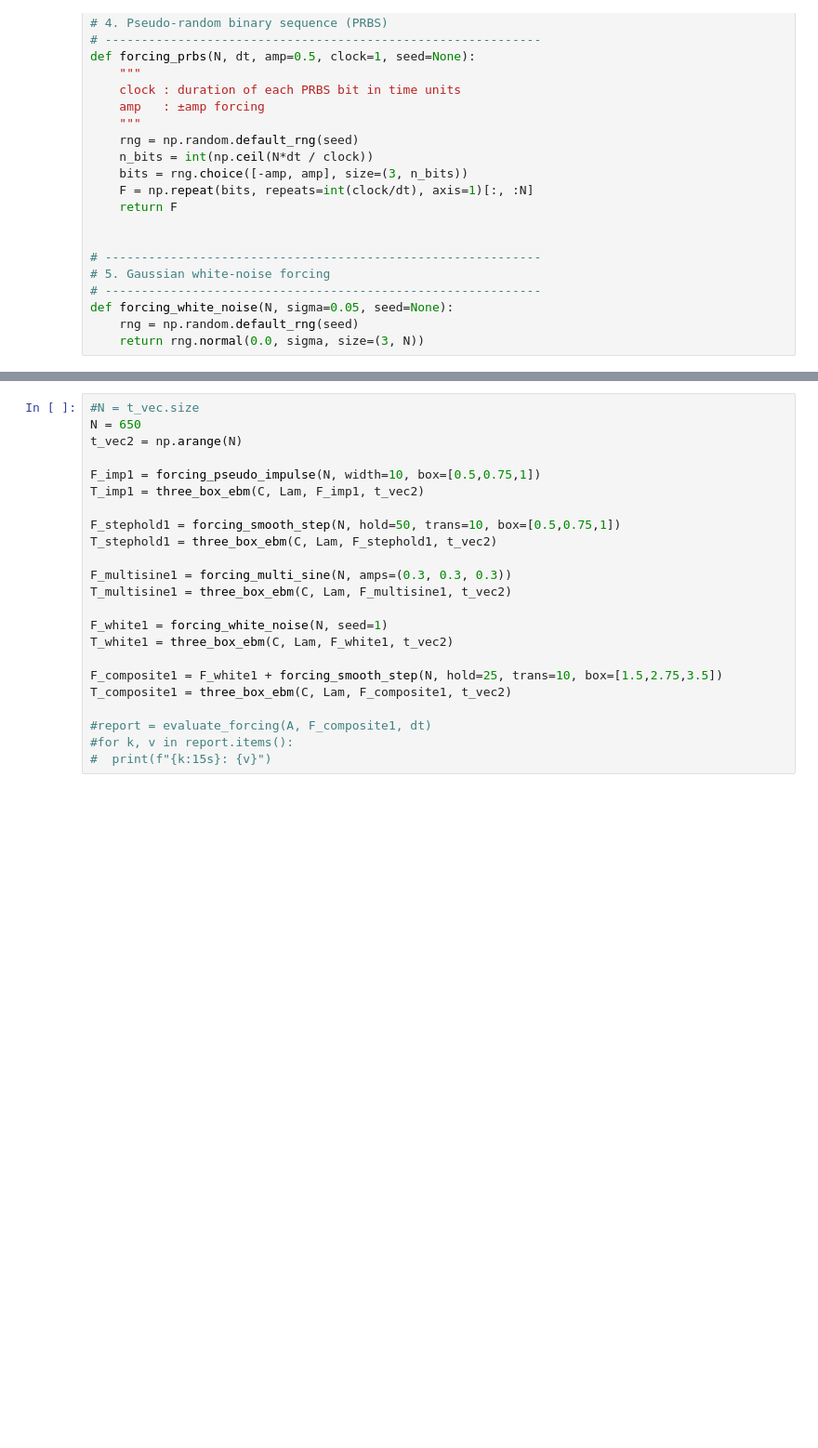
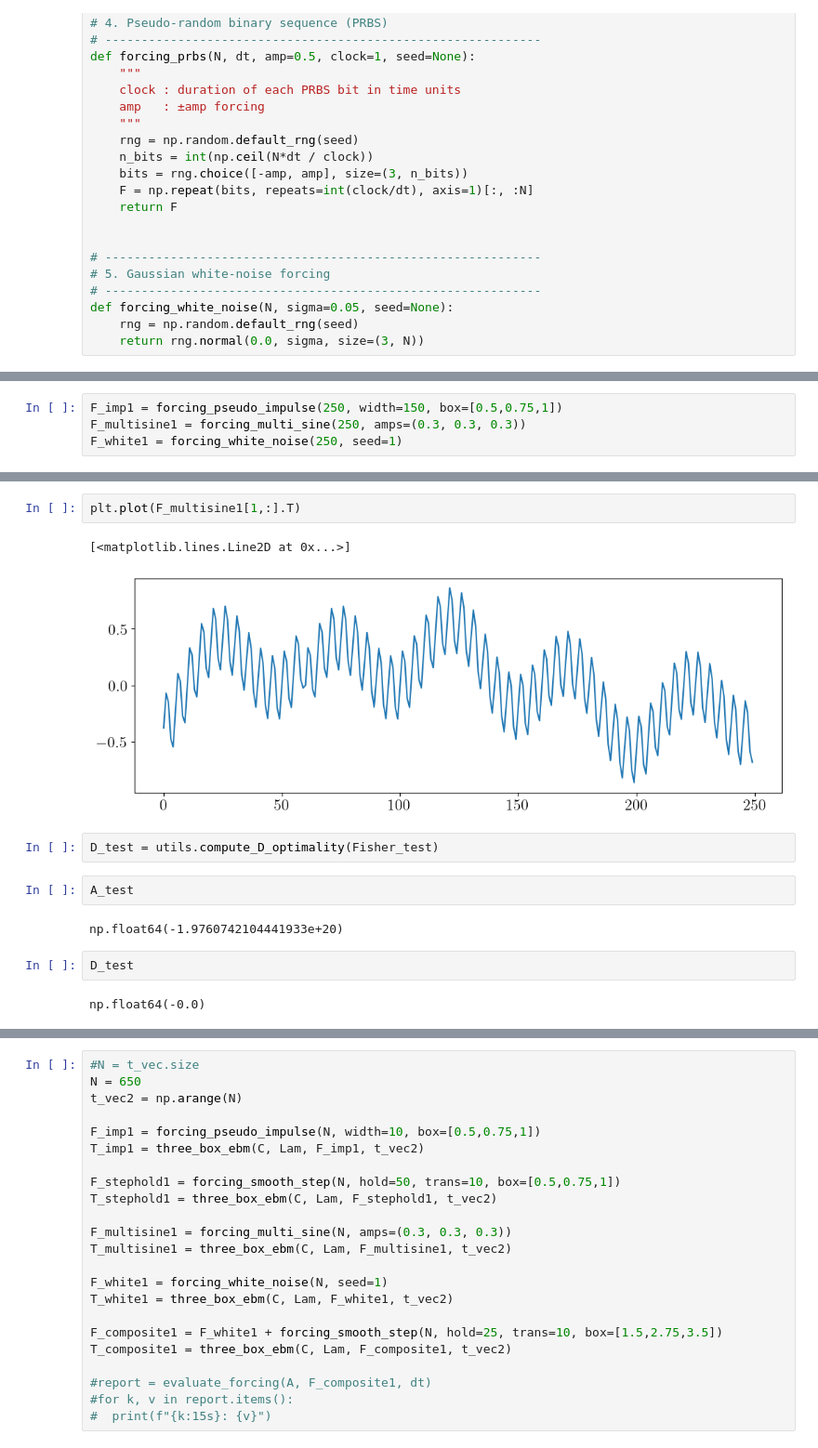
Before and after one commit to cbwomack/Emulator_Training_Data, a Jupyter notebook: scenario_testing.ipynb, the cells around one changed output, grey strips where cells are left out. Shown at 93% size. Drawn from its saved outputs; the diff is of its cells as text; blank space fills up the shorter version.

```diff
--- a/scenario_testing.ipynb
+++ b/scenario_testing.ipynb
@@ -736,0 +765,4 @@ def forcing_smooth_step(N, amp=0.5, hold=5.0, trans=1.0, box=None, use_year=True
+# %%
+F_imp1 = forcing_pseudo_impulse(250, width=150, box=[0.5,0.75,1])
+F_multisine1 = forcing_multi_sine(250, amps=(0.3, 0.3, 0.3))
+F_white1 = forcing_white_noise(250, seed=1)
@@ -736,0 +785,15 @@ def forcing_smooth_step(N, amp=0.5, hold=5.0, trans=1.0, box=None, use_year=True
+# %%
+plt.plot(F_multisine1[1,:].T)
+# %% [output]
+[<matplotlib.lines.Line2D at 0x...>]
+[figure, added]
+# %%
+D_test = utils.compute_D_optimality(Fisher_test)
+# %%
+A_test
+# %% [output]
+np.float64(-1.9760742104441933e+20)
+# %%
+D_test
+# %% [output]
+np.float64(-0.0)
```
Also changed, not shown: parts of 24 cells of this notebook, 15 other files.
